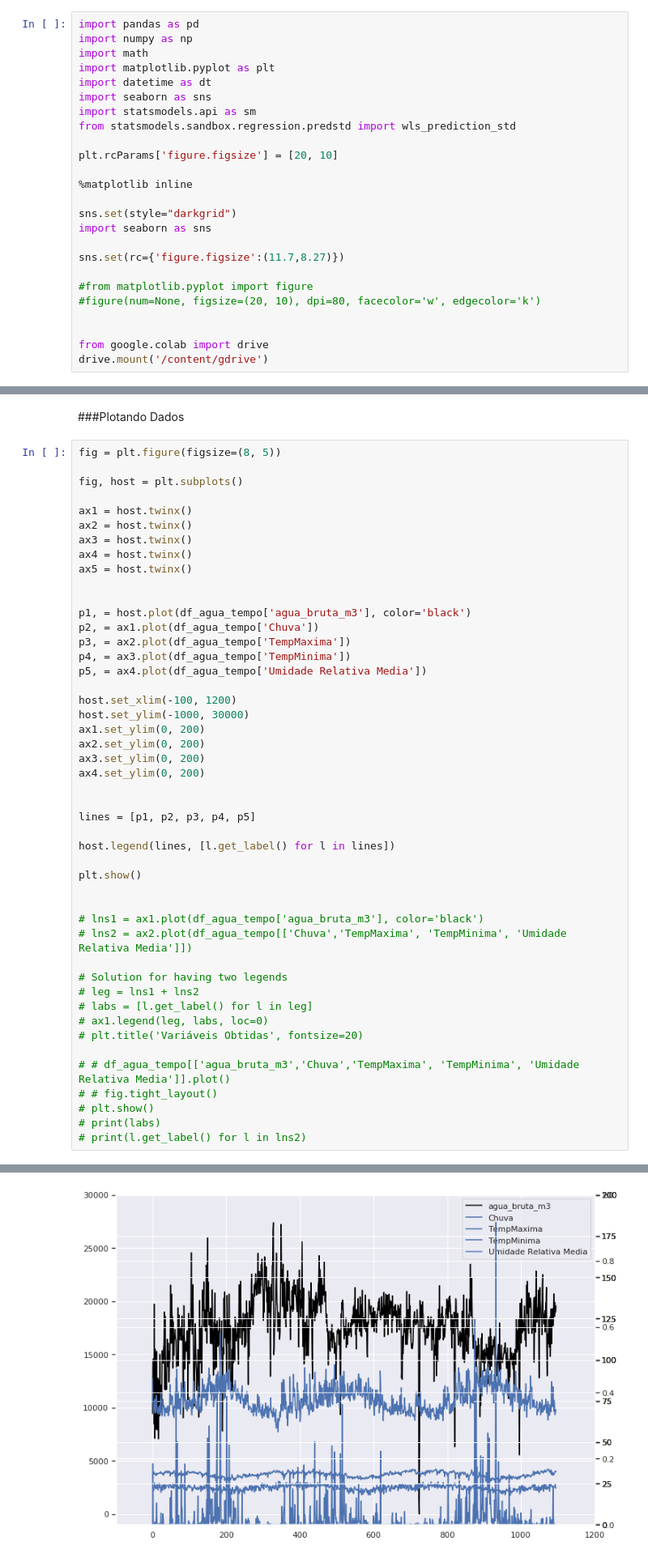
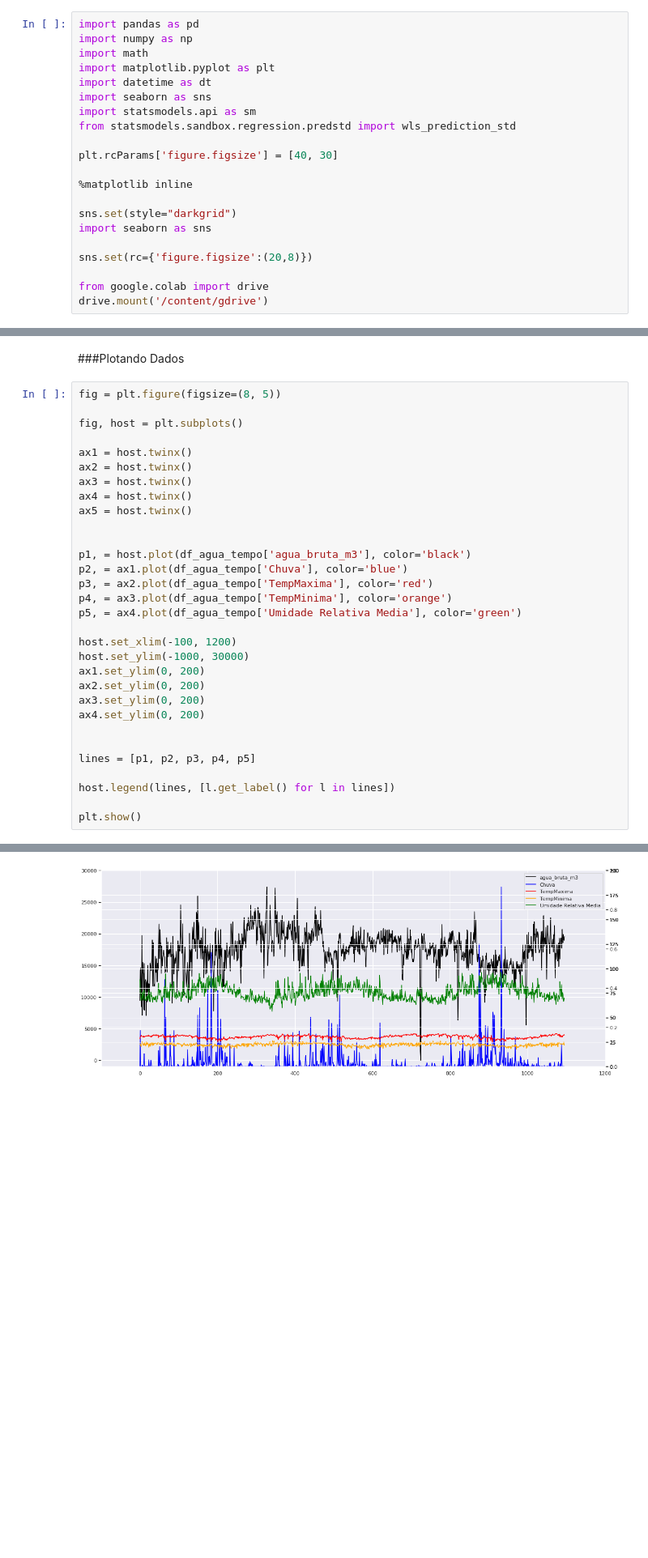
Before and after one commit to proj-lm-series-temporais/ref-agua-tempo, a Jupyter notebook: st_multivariada.ipynb, the cells around one changed output, grey strips where cells are left out. Shown at 81% size. Drawn from its saved outputs; the diff is of its cells as text; blank space fills up the shorter version.

Commit message:
Melhoria gráfico das variáveis

```diff
--- a/st_multivariada.ipynb
+++ b/st_multivariada.ipynb
@@ -16,18 +16,14 @@ import seaborn as sns
 import statsmodels.api as sm
 from statsmodels.sandbox.regression.predstd import wls_prediction_std
 
-plt.rcParams['figure.figsize'] = [20, 10]
+plt.rcParams['figure.figsize'] = [40, 30]
 
 %matplotlib inline
 
 sns.set(style="darkgrid")
 import seaborn as sns
 
-sns.set(rc={'figure.figsize':(11.7,8.27)})
-
-#from matplotlib.pyplot import figure
-#figure(num=None, figsize=(20, 10), dpi=80, facecolor='w', edgecolor='k')
-
+sns.set(rc={'figure.figsize':(20,8)})
 
 from google.colab import drive
 drive.mount('/content/gdrive')
@@ -167,53 +159,37 @@ dtype: object
 # %%
 fig = plt.figure(figsize=(8, 5))
 
 fig, host = plt.subplots()
 
 ax1 = host.twinx()
 ax2 = host.twinx()
 ax3 = host.twinx()
 ax4 = host.twinx()
 ax5 = host.twinx()
 
 
 p1, = host.plot(df_agua_tempo['agua_bruta_m3'], color='black')
-p2, = ax1.plot(df_agua_tempo['Chuva'])
-p3, = ax2.plot(df_agua_tempo['TempMaxima'])
-p4, = ax3.plot(df_agua_tempo['TempMinima'])
-p5, = ax4.plot(df_agua_tempo['Umidade Relativa Media'])
+p2, = ax1.plot(df_agua_tempo['Chuva'], color='blue')
+p3, = ax2.plot(df_agua_tempo['TempMaxima'], color='red')
+p4, = ax3.plot(df_agua_tempo['TempMinima'], color='orange')
+p5, = ax4.plot(df_agua_tempo['Umidade Relativa Media'], color='green')
 
 host.set_xlim(-100, 1200)
 host.set_ylim(-1000, 30000)
 ax1.set_ylim(0, 200)
 ax2.set_ylim(0, 200)
 ax3.set_ylim(0, 200)
 ax4.set_ylim(0, 200)
 
 
 lines = [p1, p2, p3, p4, p5]
 
 host.legend(lines, [l.get_label() for l in lines])
 
 plt.show()
-
-
-# lns1 = ax1.plot(df_agua_tempo['agua_bruta_m3'], color='black')
-# lns2 = ax2.plot(df_agua_tempo[['Chuva','TempMaxima', 'TempMinima', 'Umidade Relativa Media']])
-
-# Solution for having two legends
-# leg = lns1 + lns2
-# labs = [l.get_label() for l in leg]
-# ax1.legend(leg, labs, loc=0)
-# plt.title('Variáveis Obtidas', fontsize=20)
-
-# # df_agua_tempo[['agua_bruta_m3','Chuva','TempMaxima', 'TempMinima', 'Umidade Relativa Media']].plot()
-# # fig.tight_layout()
-# plt.show()
-# print(labs)
-# print(l.get_label() for l in lns2)
 # %% [output]
 <Figure size 576x360 with 0 Axes>
-[figure, old version]
+[figure, new version]
 # %% [markdown]
 ##Teste Dick Fuller
 **Return**
```
Also changed, not shown: parts of 36 cells of this notebook.
